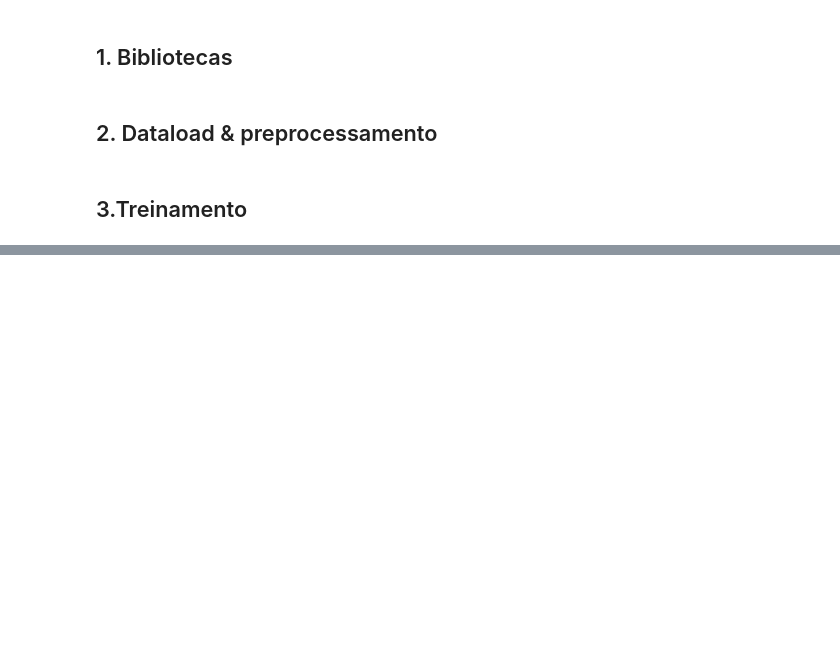
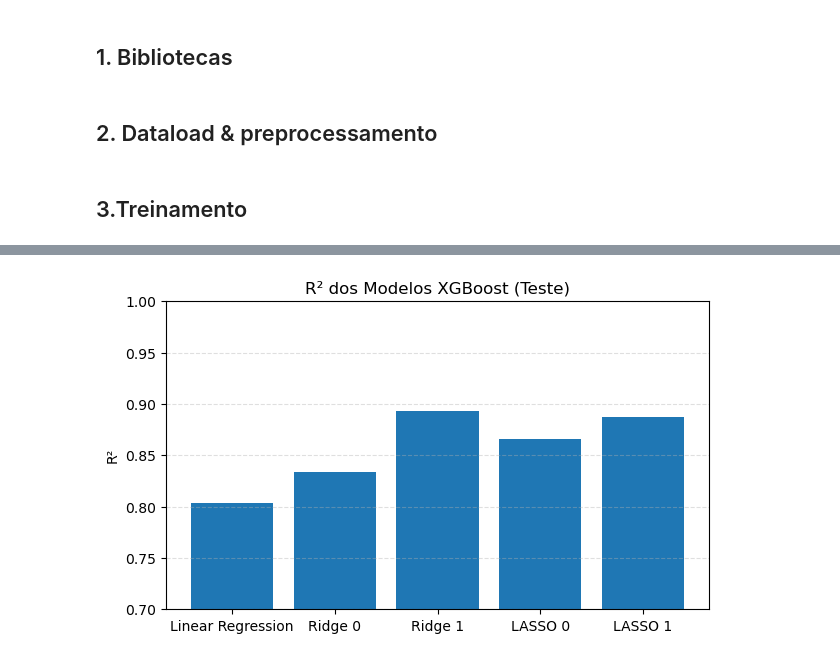
Before and after one commit to albertoakel/Kaggle, a Jupyter notebook: HousePrices/notebook/models_Linear.ipynb, the cells around one changed output, grey strips where cells are left out. Cells and saved outputs as stored; diff of their text form; code cells hidden in the pictures; blank space fills up the shorter version.

```diff
--- a/HousePrices/notebook/models_Linear.ipynb
+++ b/HousePrices/notebook/models_Linear.ipynb
@@ -184,7 +131,9 @@ Fold 7: R² = 0.8894
 # %%
+# 1. Valida a estabilidade
+r23=valida(X_train,y_train,model=LS0,N=7)
+
+# 2. Testa a performance
 LS0.fit(X_train, y_train)
-y_pred = LS0.predict(X_test)
-
-res=metricas_model(y_test, y_pred, 'LS-0')
-r2=valida(X,y_log,model=LS0,N=7)
+y_pred3 = LS0.predict(X_test)
+res3=metricas_model(y_test, y_pred3, 'LASSO 0')
 # %% [output]
@@ -209,7 +141,9 @@ Fold 7: R² = -0.0089
 # %%
+# 1. Valida a estabilidade
+r24=valida(X_train,y_train,model=LS1,N=7)
+
+# 2. Testa a performance
 LS1.fit(X_train, y_train)
-y_pred = LS1.predict(X_test)
-
-res=metricas_model(y_test, y_pred, 'LS-1')
-r2=valida(X,y_log,model=LS1,N=7)
+y_pred4 = LS1.predict(X_test)
+res4=metricas_model(y_test, y_pred4, 'LASSO 1')
 # %% [output]
@@ -233,0 +151,73 @@ Fold 7: R² = 0.8824
+# %%
+import matplotlib.pyplot as plt
+
+# =====================================================
+# 1. Organizar resultados em DataFrame
+# =====================================================
+
+resultados_teste = pd.DataFrame([
+    res0, res1,res2,res3,res4])
+
+resultados_cv = pd.DataFrame({
+    "Modelo": ["r20", "r21","r22","r23","r24"],
+    "R2_Médio": [np.mean(r20), np.mean(r21),np.mean(r22),np.mean(r23),np.mean(r24)],
+    "R2_Std":   [np.std(r20),np.std(r21),np.std(r22),np.std(r23),  np.std(r24)]
+})
+
+display(resultados_teste)
+display(resultados_cv)
+
+# =====================================================
+# 2. Gráfico — R² no conjunto de teste
+# =====================================================
+
+plt.figure(figsize=(7,4))
+plt.bar(resultados_teste['Modelo'], resultados_teste['R²'])
+plt.title("R² dos Modelos XGBoost (Teste)")
+plt.ylabel("R²")
+plt.ylim(0.7, 1.0)
+plt.grid(axis='y', linestyle='--', alpha=0.4)
+plt.show()
+
+# =====================================================
+# 3. Gráfico — R² médio da validação cruzada
+# =====================================================
+
+plt.figure(figsize=(7,4))
+plt.bar(resultados_cv['Modelo'], resultados_cv['R2_Médio'], yerr=resultados_cv['R2_Std'])
+plt.title("R² Médio (K-Fold) — XGB0 vs XGB1 vs XGB2")
+plt.ylabel("R² Médio")
+plt.ylim(0.7, 1.0)
+plt.grid(axis='y', linestyle='--', alpha=0.4)
+plt.show()
+
+# =====================================================
+# 4. Gráfico de Dispersão — y_test vs y_pred para cada modelo
+# =====================================================
+a=LR.predict(X_test)
+predicoes = {
+    "LR":  y_pred0,
+    "RD0": y_pred2,
+    "RD1":y_pred3,
+    "LS0": y_pred3,
+    "LS1": y_pred4
+}
+
+plt.figure(figsize=(15,4))
+
+
+
+for i, (nome, y_p) in enumerate(predicoes.items(), 1):
+    plt.subplot(1, 5, i)
+    plt.scatter(y_test, y_p, alpha=0.4)
+    plt.plot([y_test.min(), y_test.max()],
+             [y_test.min(), y_test.max()],
+             'r--', linewidth=2)
+    plt.ylim([9.5,14])
+    plt.title(f"{nome} — Teste")
+    plt.xlabel("y_test (Real)")
+    plt.ylabel("y_pred (Modelo)")
+
+plt.tight_layout()
+plt.show()
+# %% [output]
@@ -233,0 +236 @@ Fold 7: R² = 0.8824
+[figure, added]
```
Also changed, not shown: parts of 8 cells of this notebook, 23 other files.
